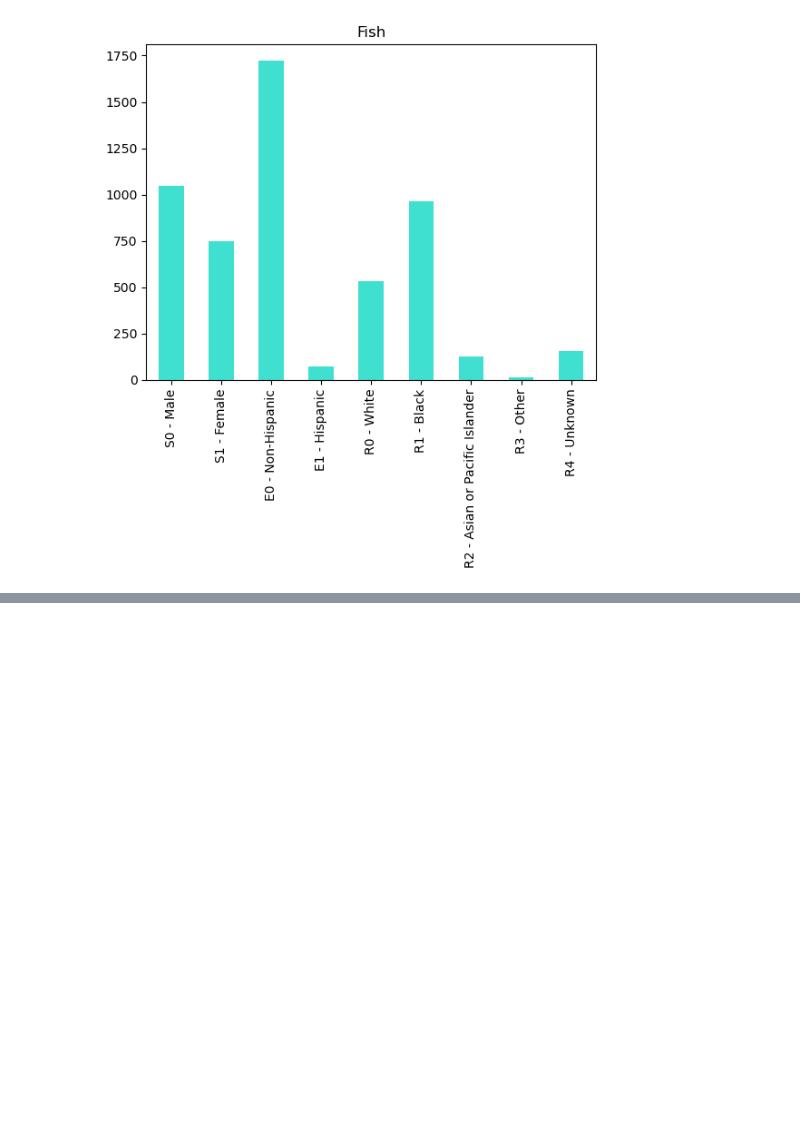
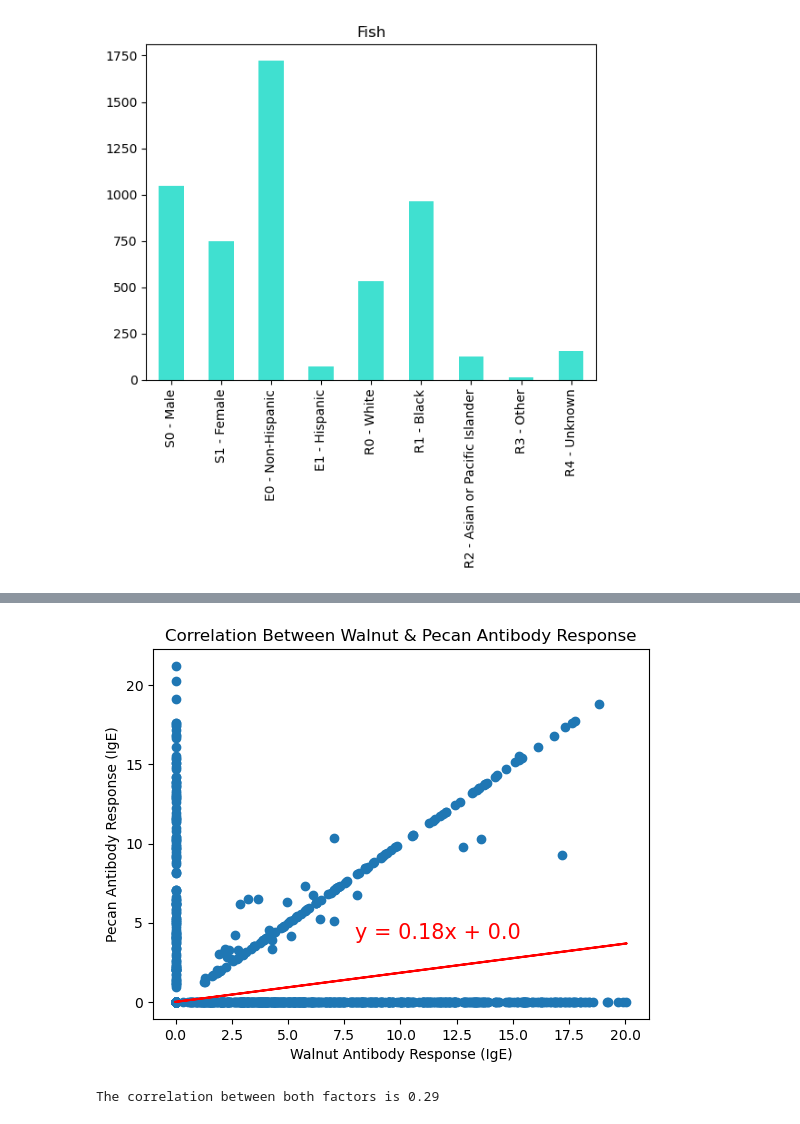
Before and after one commit to leahkrause/project_1, a Jupyter notebook: Allergy_Fish.ipynb, the cells around one changed output, grey strips where cells are left out. Cells and saved outputs as stored; diff of their text form; code cells hidden in the pictures; blank space fills up the shorter version.

```diff
--- a/Allergy_Fish.ipynb
+++ b/Allergy_Fish.ipynb
@@ -250,0 +309,3 @@ Text(0.5, 1.0, 'Fish')
+# %%
+start_df = allergy_df_clean.filter(like="START")
+start_df
@@ -250,0 +326,8 @@ Text(0.5, 1.0, 'Fish')
+# %%
+start_df = start_df[['SHELLFISH_ALG_START', 'FISH_ALG_START',
+       'MILK_ALG_START', 'SOY_ALG_START', 'EGG_ALG_START', 'WHEAT_ALG_START',
+       'PEANUT_ALG_START', 'SESAME_ALG_START', 'TREENUT_ALG_START',
+       'WALNUT_ALG_START', 'PECAN_ALG_START', 'PISTACH_ALG_START',
+       'ALMOND_ALG_START', 'BRAZIL_ALG_START', 'HAZELNUT_ALG_START',
+       'CASHEW_ALG_START']]
+start_df
@@ -250,0 +348,8 @@ Text(0.5, 1.0, 'Fish')
+# %%
+start_clean = start_df.rename(columns={'SHELLFISH_ALG_START':'SHELLFISH', 'FISH_ALG_START':'FISH',
+       'MILK_ALG_START':'MILK', 'SOY_ALG_START':'SOY', 'EGG_ALG_START':'EGG', 'WHEAT_ALG_START':'WHEAT',
+       'PEANUT_ALG_START':'PEANUT', 'SESAME_ALG_START':'SESAME', 'TREENUT_ALG_START':'TREENUT',
+       'WALNUT_ALG_START':'WALNUT', 'PECAN_ALG_START':'PECAN', 'PISTACH_ALG_START':'PISTACHIO',
+       'ALMOND_ALG_START':'ALMOND', 'BRAZIL_ALG_START':'BRAZIL', 'HAZELNUT_ALG_START':'HAZELNUT',
+       'CASHEW_ALG_START':'CASHEW'})
+start_clean
@@ -250,0 +457,19 @@ Text(0.5, 1.0, 'Fish')
+# %%
+# Graph for the most correlated
+x_values = ((start_clean['WALNUT']).fillna(0))
+y_values = ((start_clean['PECAN']).fillna(0))
+(slope, intercept, rvalue, pvalue, stderr) = linregress(x_values, y_values)
+regress_values = x_values * slope + intercept
+line_eq = "y = " + str(round(slope,2)) + "x + " + str(round(intercept,2))
+plt.scatter(x_values,y_values)
+plt.plot(x_values, regress_values, "r-")
+plt.annotate(line_eq,(8,4),fontsize=15,color="red")
+plt.xlabel('Walnut Antibody Response (IgE)')
+plt.ylabel('Pecan Antibody Response (IgE)')
+plt.title("Correlation Between Walnut & Pecan Antibody Response")
+plt.show()
+correlation = sts.pearsonr(x_values,y_values)
+print(f"The correlation between both factors is {round(correlation[0],2)}")
+# %% [output]
+[figure, added]
+The correlation between both factors is 0.29
```
Also changed, not shown: parts of 24 cells of this notebook.
